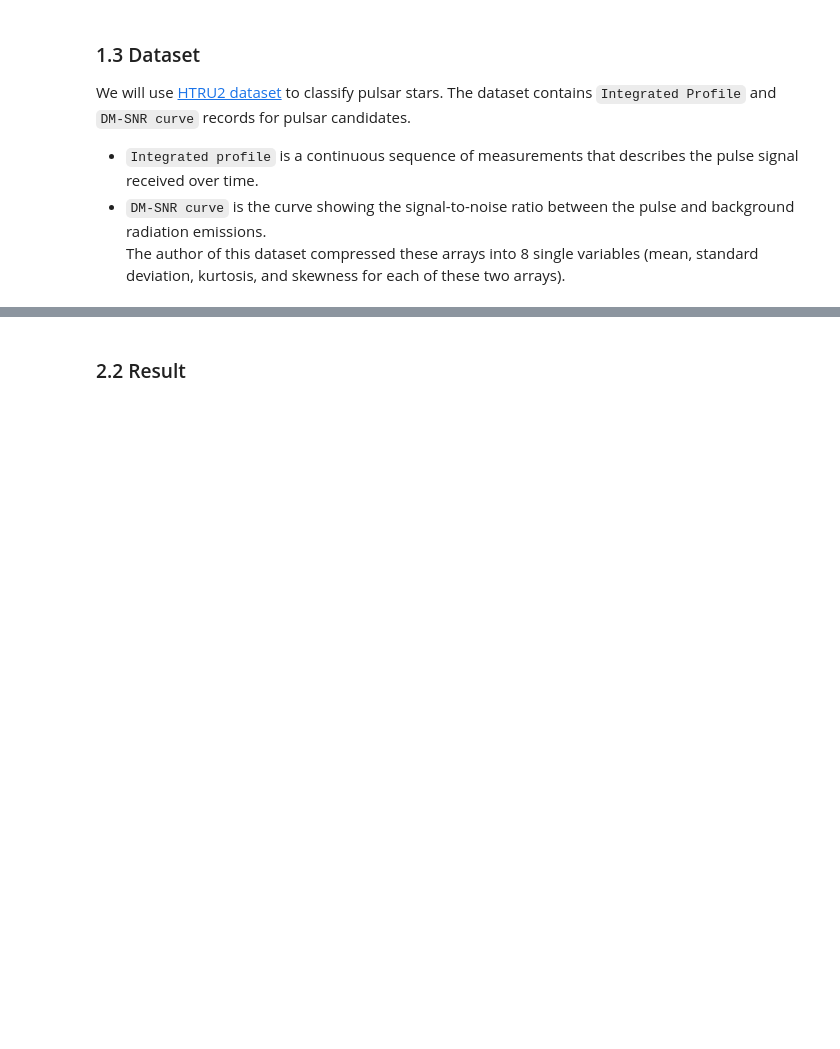
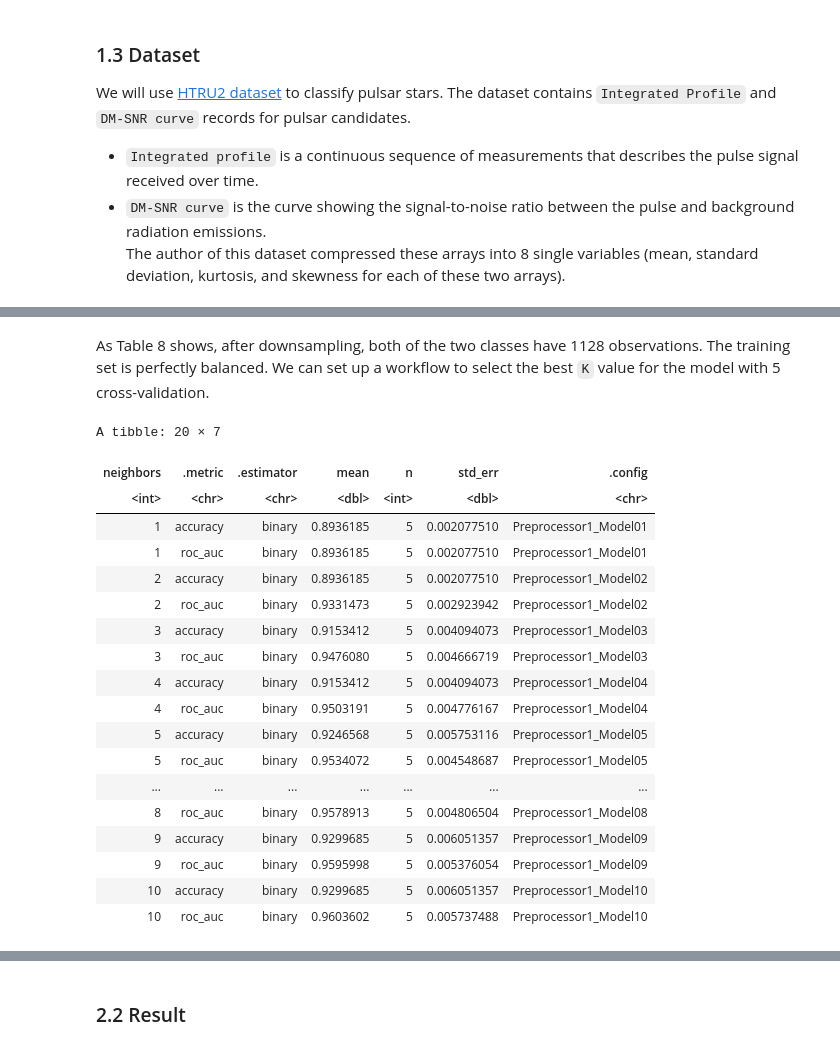
Before and after one commit to Lmh-java/dsci-100-2023w2-group-034, a Jupyter notebook: group_report.ipynb, the cells around one changed output, grey strips where cells are left out. Saved outputs shown, nothing was run; the diff lists cells and outputs as text; code cells hidden in the pictures; blank space fills up the shorter version.

```diff
--- a/group_report.ipynb
+++ b/group_report.ipynb
@@ -28,0 +230,13 @@ The author of this dataset compressed these arrays into 8 single variables (mean
+# %%
+# Downsample the data
+downsample_recipe <- recipe(pulsar_star ~ ., data=pulsar_train) |>
+    step_downsample(pulsar_star, under_ratio=1) |>
+    prep()
+
+pulsar_train_downsampled <- downsample_recipe |>
+    bake(new_data=NULL)
+
+sprintf("Table 7: ")
+glimpse(pulsar_train_downsampled)
+sprintf("Table 8: ")
+count(pulsar_train_downsampled, pulsar_star)
@@ -28,0 +262,2 @@ The author of this dataset compressed these arrays into 8 single variables (mean
+# %% [markdown]
+As Table 8 shows, after downsampling, both of the two classes have 1128 observations. The training set is perfectly balanced. We can set up a workflow to select the best `K` value for the model with 5 cross-validation.
@@ -28,0 +273,35 @@ The author of this dataset compressed these arrays into 8 single variables (mean
+# %%
+# vfold model
+pulsar_vfold <- vfold_cv(pulsar_train_downsampled, v = 5, strata = pulsar_star)
+
+# K values to try
+kvals <- tibble(neighbors=1:10)
+
+# set up a workflow that assembles recipe and model
+tuning_result <- workflow() |>
+    add_recipe(knn_recipe) |>
+    add_model(knn_spec) |>
+    tune_grid(resamples=pulsar_vfold, grid=kvals) |>
+    collect_metrics()
+sprintf("Table 9: ")
+tuning_result
+# %% [output]
+A tibble: 20 × 7
+| neighbors | .metric | .estimator | mean | n | std_err | .config |
+| <int> | <chr> | <chr> | <dbl> | <int> | <dbl> | <chr> |
+| 1 | accuracy | binary | 0.8936185 | 5 | 0.002077510 | Preprocessor1_Model01 |
+| 1 | roc_auc | binary | 0.8936185 | 5 | 0.002077510 | Preprocessor1_Model01 |
+| 2 | accuracy | binary | 0.8936185 | 5 | 0.002077510 | Preprocessor1_Model02 |
+| 2 | roc_auc | binary | 0.9331473 | 5 | 0.002923942 | Preprocessor1_Model02 |
+| 3 | accuracy | binary | 0.9153412 | 5 | 0.004094073 | Preprocessor1_Model03 |
+| 3 | roc_auc | binary | 0.9476080 | 5 | 0.004666719 | Preprocessor1_Model03 |
+| 4 | accuracy | binary | 0.9153412 | 5 | 0.004094073 | Preprocessor1_Model04 |
+| 4 | roc_auc | binary | 0.9503191 | 5 | 0.004776167 | Preprocessor1_Model04 |
+| 5 | accuracy | binary | 0.9246568 | 5 | 0.005753116 | Preprocessor1_Model05 |
+| 5 | roc_auc | binary | 0.9534072 | 5 | 0.004548687 | Preprocessor1_Model05 |
+| ... | ... | ... | ... | ... | ... | ... |
+| 8 | roc_auc | binary | 0.9578913 | 5 | 0.004806504 | Preprocessor1_Model08 |
+| 9 | accuracy | binary | 0.9299685 | 5 | 0.006051357 | Preprocessor1_Model09 |
+| 9 | roc_auc | binary | 0.9595998 | 5 | 0.005376054 | Preprocessor1_Model09 |
+| 10 | accuracy | binary | 0.9299685 | 5 | 0.006051357 | Preprocessor1_Model10 |
+| 10 | roc_auc | binary | 0.9603602 | 5 | 0.005737488 | Preprocessor1_Model10 |
```
Also changed, not shown: parts of 31 cells of this notebook.
